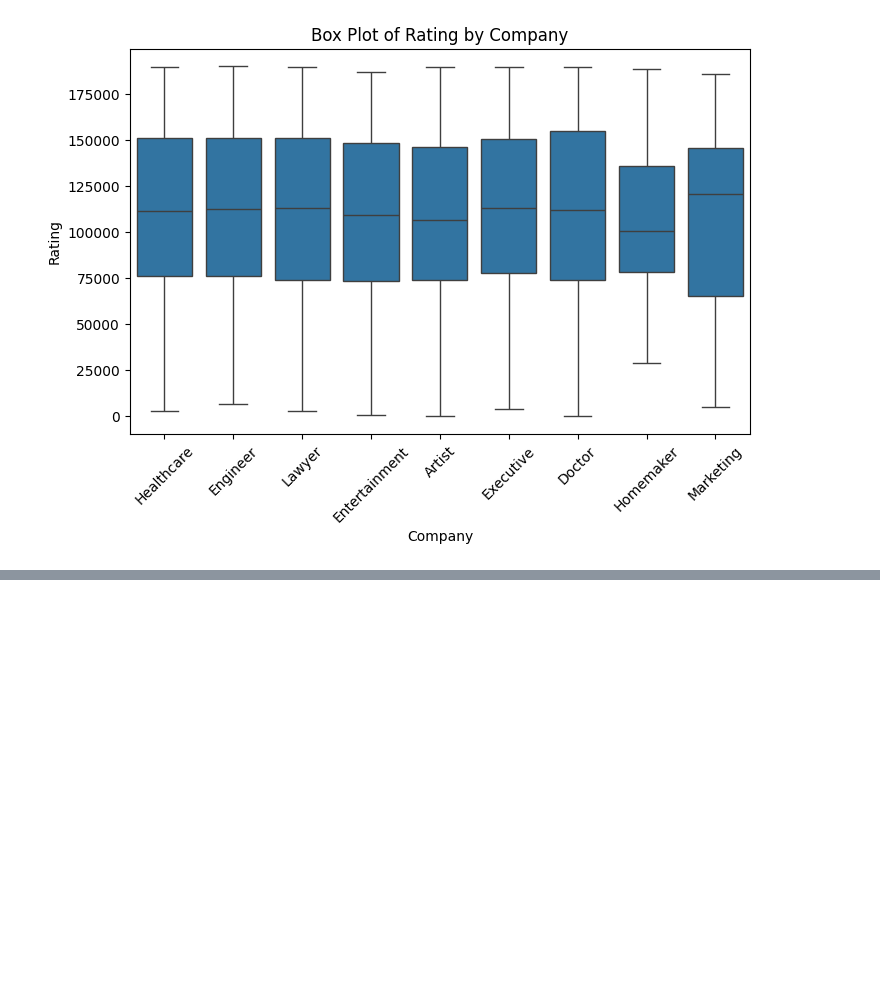
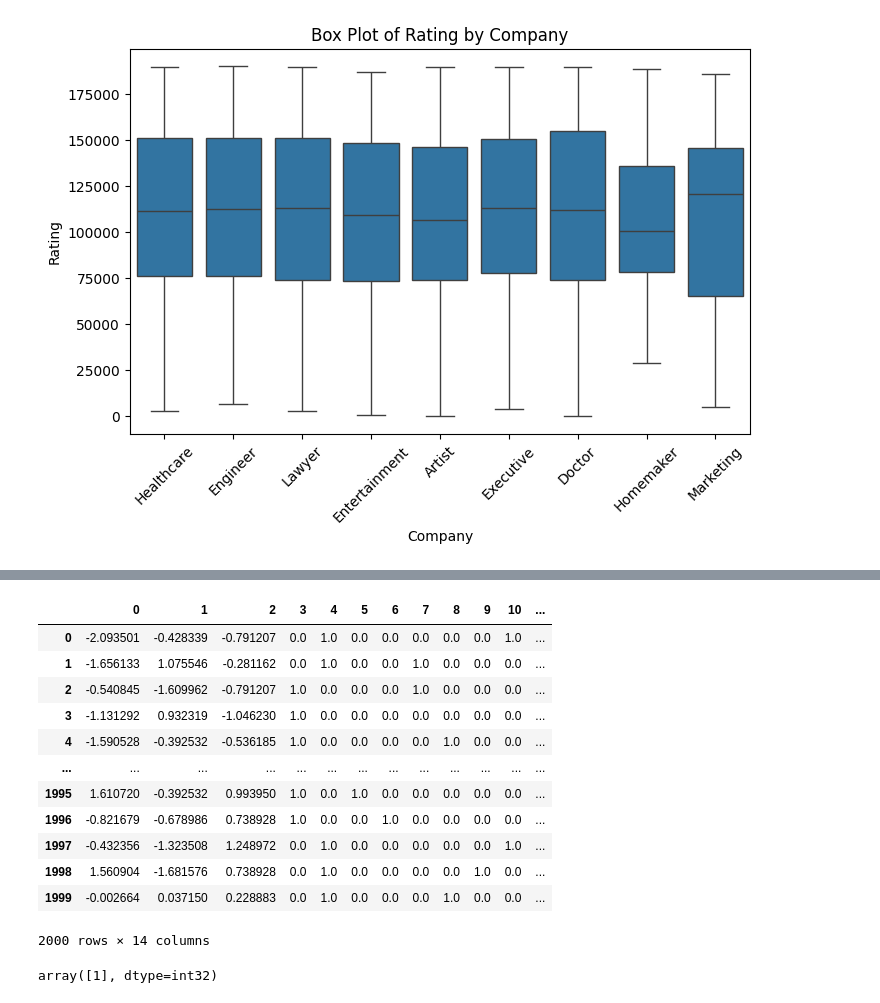
Before and after one commit to sumitkudale21/customer-clustering-project, a Jupyter notebook: model.ipynb, the cells around one changed output, grey strips where cells are left out. Drawn from its saved outputs; the diff is of its cells as text; code cells hidden in the pictures; blank space fills up the shorter version.

```diff
--- a/model.ipynb
+++ b/model.ipynb
@@ -284,0 +420,20 @@ df.head()
+# %%
+df2
+# %% [output]
+|  | 0 | 1 | 2 | 3 | 4 | 5 | 6 | 7 | 8 | 9 | 10 | ... |
+| 0 | -2.093501 | -0.428339 | -0.791207 | 0.0 | 1.0 | 0.0 | 0.0 | 0.0 | 0.0 | 0.0 | 1.0 | ... |
+| 1 | -1.656133 | 1.075546 | -0.281162 | 0.0 | 1.0 | 0.0 | 0.0 | 1.0 | 0.0 | 0.0 | 0.0 | ... |
+| 2 | -0.540845 | -1.609962 | -0.791207 | 1.0 | 0.0 | 0.0 | 0.0 | 1.0 | 0.0 | 0.0 | 0.0 | ... |
+| 3 | -1.131292 | 0.932319 | -1.046230 | 1.0 | 0.0 | 0.0 | 0.0 | 0.0 | 0.0 | 0.0 | 0.0 | ... |
+| 4 | -1.590528 | -0.392532 | -0.536185 | 1.0 | 0.0 | 0.0 | 0.0 | 0.0 | 1.0 | 0.0 | 0.0 | ... |
+| ... | ... | ... | ... | ... | ... | ... | ... | ... | ... | ... | ... | ... |
+| 1995 | 1.610720 | -0.392532 | 0.993950 | 1.0 | 0.0 | 1.0 | 0.0 | 0.0 | 0.0 | 0.0 | 0.0 | ... |
+| 1996 | -0.821679 | -0.678986 | 0.738928 | 1.0 | 0.0 | 0.0 | 1.0 | 0.0 | 0.0 | 0.0 | 0.0 | ... |
+| 1997 | -0.432356 | -1.323508 | 1.248972 | 0.0 | 1.0 | 0.0 | 0.0 | 0.0 | 0.0 | 0.0 | 1.0 | ... |
+| 1998 | 1.560904 | -1.681576 | 0.738928 | 0.0 | 1.0 | 0.0 | 0.0 | 0.0 | 0.0 | 1.0 | 0.0 | ... |
+| 1999 | -0.002664 | 0.037150 | 0.228883 | 0.0 | 1.0 | 0.0 | 0.0 | 0.0 | 1.0 | 0.0 | 0.0 | ... |
+2000 rows × 14 columns
+# %%
+k_mean.predict([[-2.093501,-0.428339,-0.791207,0.0,1.0,0.0,0.0,0.0,0.0,0.0,1.0,0.0,0.0,0.0]])
+# %% [output]
+array([1], dtype=int32)
```
Also changed, not shown: parts of 15 cells of this notebook.
